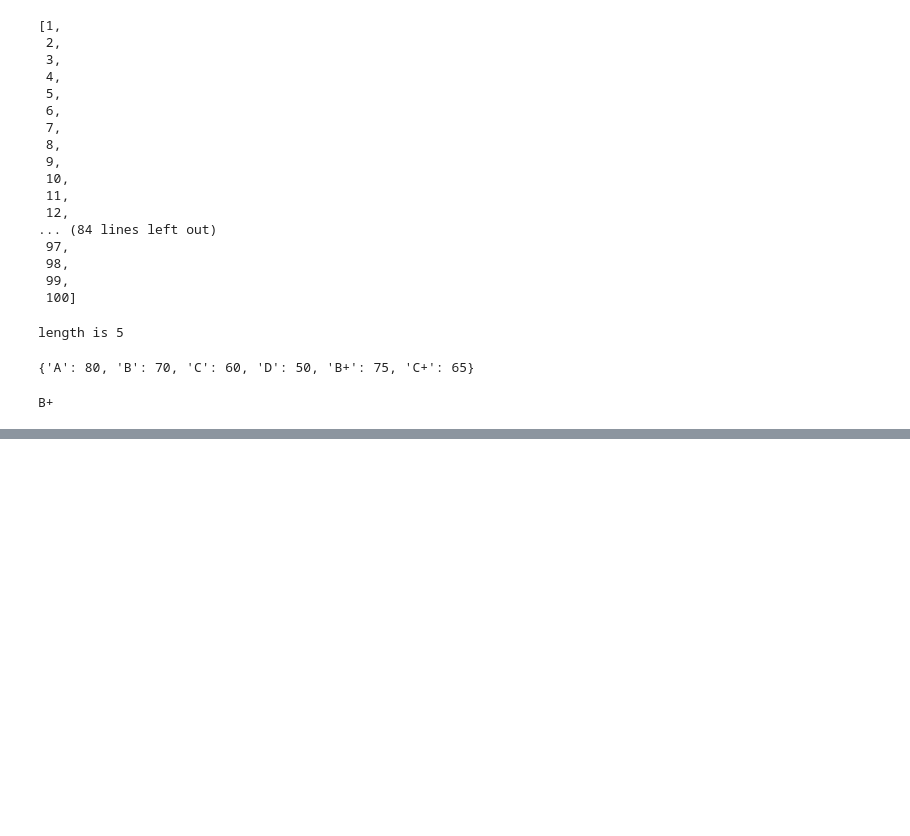
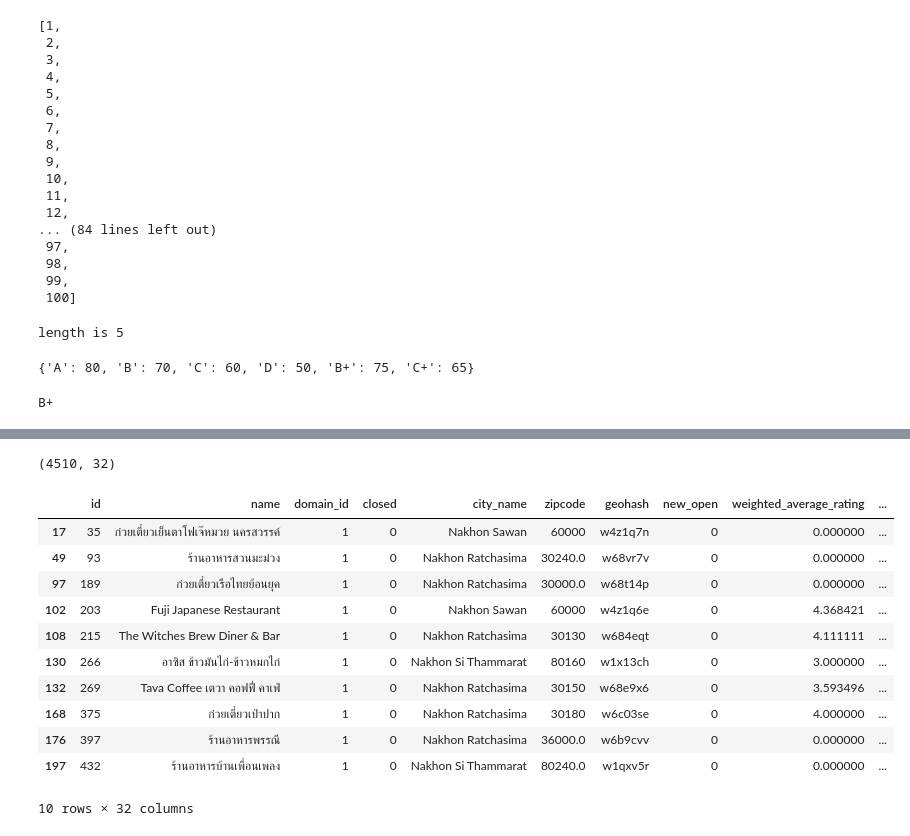
Before and after one commit to Pat271247/241-2567-820, a Jupyter notebook: Napassakorn_820_6621655266.ipynb, the cells around one changed output, grey strips where cells are left out. Saved outputs shown, nothing was run; the diff lists cells and outputs as text; code cells hidden in the pictures; blank space fills up the shorter version.

```diff
--- a/Napassakorn_820_6621655266.ipynb
+++ b/Napassakorn_820_6621655266.ipynb
@@ -287,0 +548,19 @@ B+
+# %%
+condition=w_restaurant['city_name'].str.startswith('Nakhon')
+w_restaurant_selection=w_restaurant.loc[condition,:]
+print(w_restaurant_selection.shape)
+w_restaurant_selection.head(10)
+# %% [output]
+(4510, 32)
+|  | id | name | domain_id | closed | city_name | zipcode | geohash | new_open | weighted_average_rating | ... |
+| 17 | 35 | ก๋วยเตี๋ยวเย็นตาโฟเจ๊หมวย นครสวรรค์ | 1 | 0 | Nakhon Sawan | 60000 | w4z1q7n | 0 | 0.000000 | ... |
+| 49 | 93 | ร้านอาหารสวนมะม่วง | 1 | 0 | Nakhon Ratchasima | 30240.0 | w68vr7v | 0 | 0.000000 | ... |
+| 97 | 189 | ก๋วยเตี๋ยวเรือไทยย้อนยุค | 1 | 0 | Nakhon Ratchasima | 30000.0 | w68t14p | 0 | 0.000000 | ... |
+| 102 | 203 | Fuji Japanese Restaurant | 1 | 0 | Nakhon Sawan | 60000 | w4z1q6e | 0 | 4.368421 | ... |
+| 108 | 215 | The Witches Brew Diner & Bar | 1 | 0 | Nakhon Ratchasima | 30130 | w684eqt | 0 | 4.111111 | ... |
+| 130 | 266 | อาซิส ข้าวมันไก่-ข้าวหมกไก่ | 1 | 0 | Nakhon Si Thammarat | 80160 | w1x13ch | 0 | 3.000000 | ... |
+| 132 | 269 | Tava Coffee เตวา คอฟฟี่ คาเฟ่ | 1 | 0 | Nakhon Ratchasima | 30150 | w68e9x6 | 0 | 3.593496 | ... |
+| 168 | 375 | ก๋วยเตี๋ยวเป่าปาก | 1 | 0 | Nakhon Ratchasima | 30180 | w6c03se | 0 | 4.000000 | ... |
+| 176 | 397 | ร้านอาหารพรรณี | 1 | 0 | Nakhon Ratchasima | 36000.0 | w6b9cvv | 0 | 0.000000 | ... |
+| 197 | 432 | ร้านอาหารบ้านเพื่อนเพลง | 1 | 0 | Nakhon Si Thammarat | 80240.0 | w1qxv5r | 0 | 0.000000 | ... |
+10 rows × 32 columns
```
Also changed, not shown: parts of 58 cells of this notebook.
